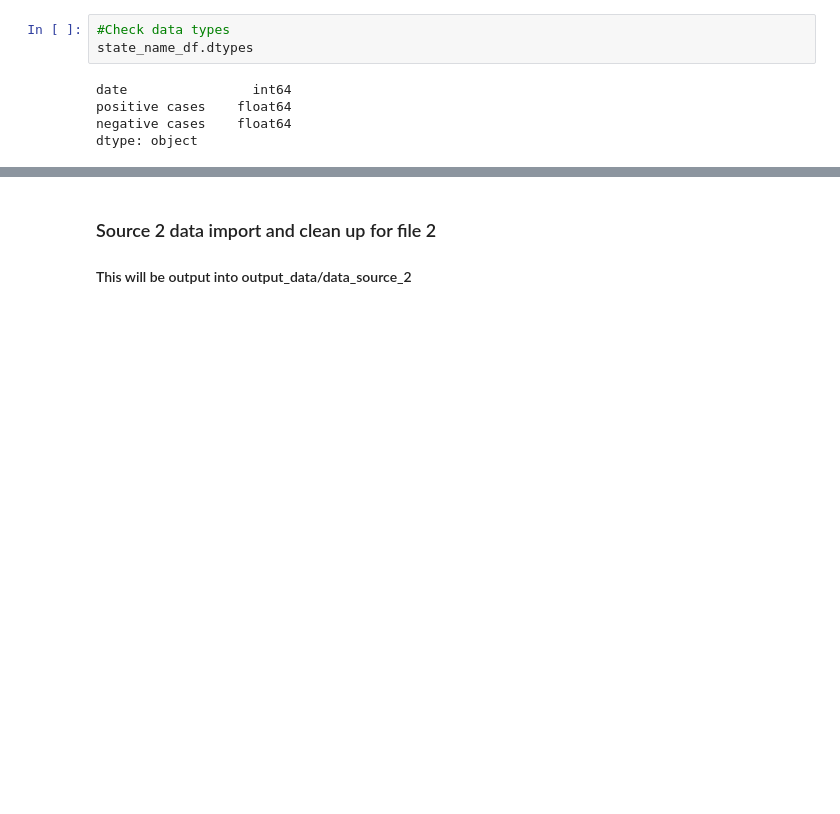
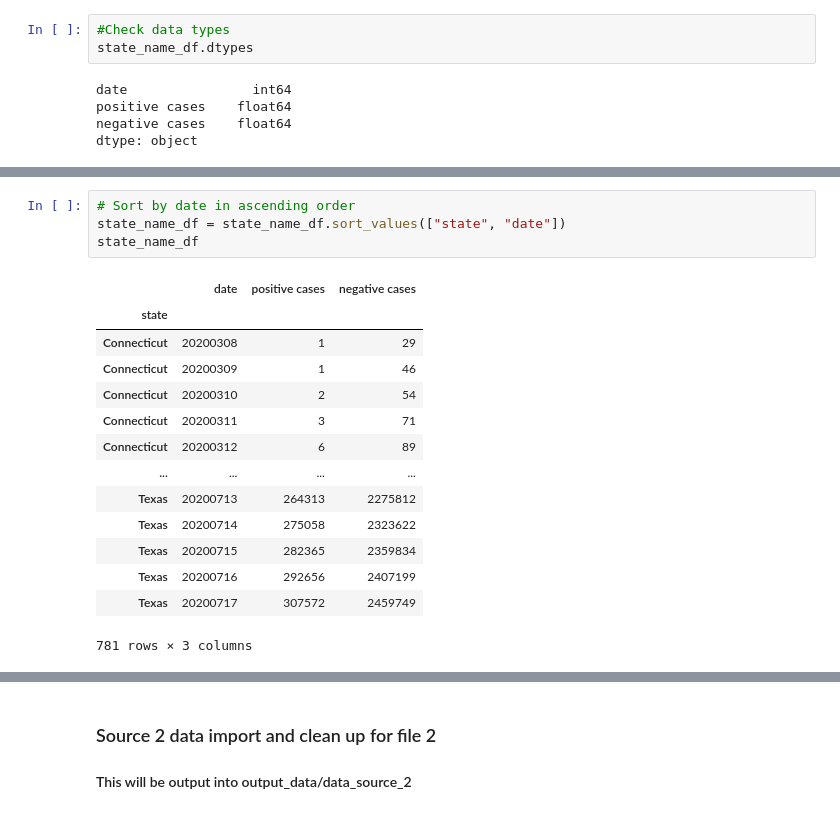
Before and after one commit to Emily-Keymon/Group-Project, a Jupyter notebook: Covid-19 Data Exploration and Cleanup.ipynb, the cells around one changed output, grey strips where cells are left out. Cells and saved outputs as stored; diff of their text form; blank space fills up the shorter version.

```diff
--- a/Covid-19 Data Exploration and Cleanup.ipynb
+++ b/Covid-19 Data Exploration and Cleanup.ipynb
@@ -197,3 +199,22 @@ dtype: object
+# %%
+# Sort by date in ascending order
+state_name_df = state_name_df.sort_values(["state", "date"])
+state_name_df
+# %% [output]
+|  | date | positive cases | negative cases |
+| state |  |  |  |
+| Connecticut | 20200308 | 1 | 29 |
+| Connecticut | 20200309 | 1 | 46 |
+| Connecticut | 20200310 | 2 | 54 |
+| Connecticut | 20200311 | 3 | 71 |
+| Connecticut | 20200312 | 6 | 89 |
+| ... | ... | ... | ... |
+| Texas | 20200713 | 264313 | 2275812 |
+| Texas | 20200714 | 275058 | 2323622 |
+| Texas | 20200715 | 282365 | 2359834 |
+| Texas | 20200716 | 292656 | 2407199 |
+| Texas | 20200717 | 307572 | 2459749 |
+781 rows × 3 columns
 # %%
 # Use datetime to change formatting of date to match other datasets (from int64 to datetime64)
 state_name_df['date'] = pd.to_datetime(state_name_df['date'], format = '%Y%m%d')
```
Also changed, not shown: parts of 10 cells of this notebook, 20 other files.
